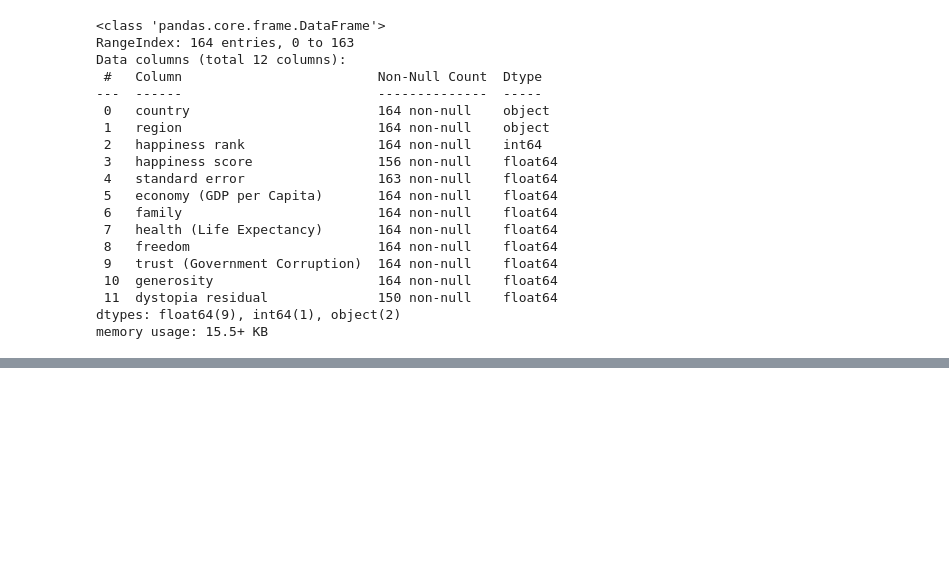
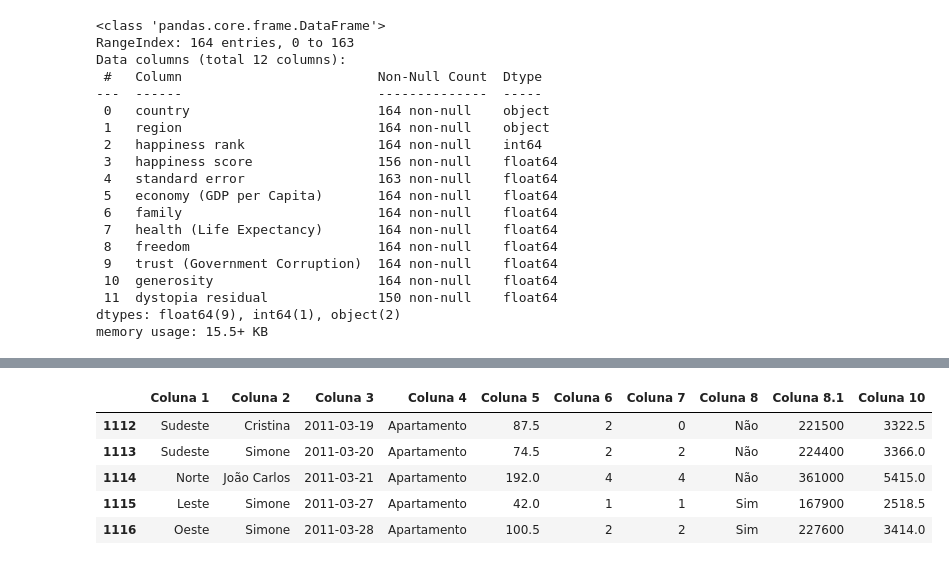
Before and after one commit to rafael-dias-1/fundamentos-bigData-python-SENAI, a Jupyter notebook: lista-5.ipynb, the cells around one changed output, grey strips where cells are left out. Saved outputs shown, nothing was run; the diff lists cells and outputs as text; code cells hidden in the pictures; blank space fills up the shorter version.

```diff
--- a/lista-5.ipynb
+++ b/lista-5.ipynb
@@ -81,0 +123,9 @@ NameError: ignored
+# %%
+df.tail()
+# %% [output]
+|  | Coluna 1 | Coluna 2 | Coluna 3 | Coluna 4 | Coluna 5 | Coluna 6 | Coluna 7 | Coluna 8 | Coluna 8.1 | Coluna 10 |
+| 1112 | Sudeste | Cristina | 2011-03-19 | Apartamento | 87.5 | 2 | 0 | Não | 221500 | 3322.5 |
+| 1113 | Sudeste | Simone | 2011-03-20 | Apartamento | 74.5 | 2 | 2 | Não | 224400 | 3366.0 |
+| 1114 | Norte | João Carlos | 2011-03-21 | Apartamento | 192.0 | 4 | 4 | Não | 361000 | 5415.0 |
+| 1115 | Leste | Simone | 2011-03-27 | Apartamento | 42.0 | 1 | 1 | Sim | 167900 | 2518.5 |
+| 1116 | Oeste | Simone | 2011-03-28 | Apartamento | 100.5 | 2 | 2 | Sim | 227600 | 3414.0 |
```
Also changed, not shown: parts of 39 cells of this notebook.
